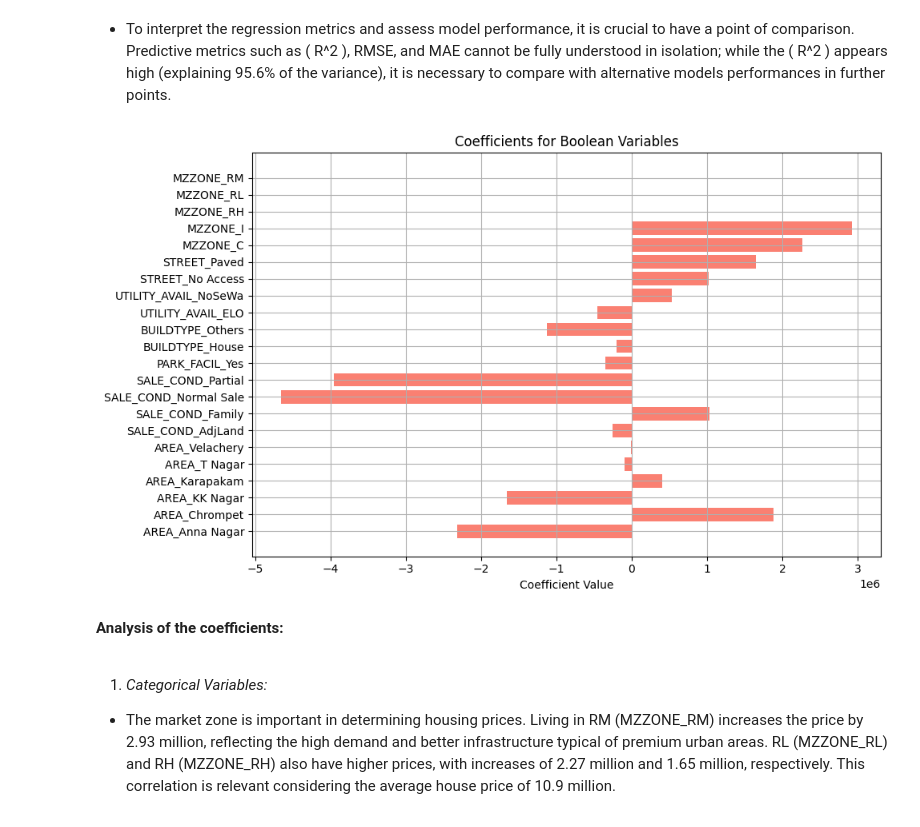
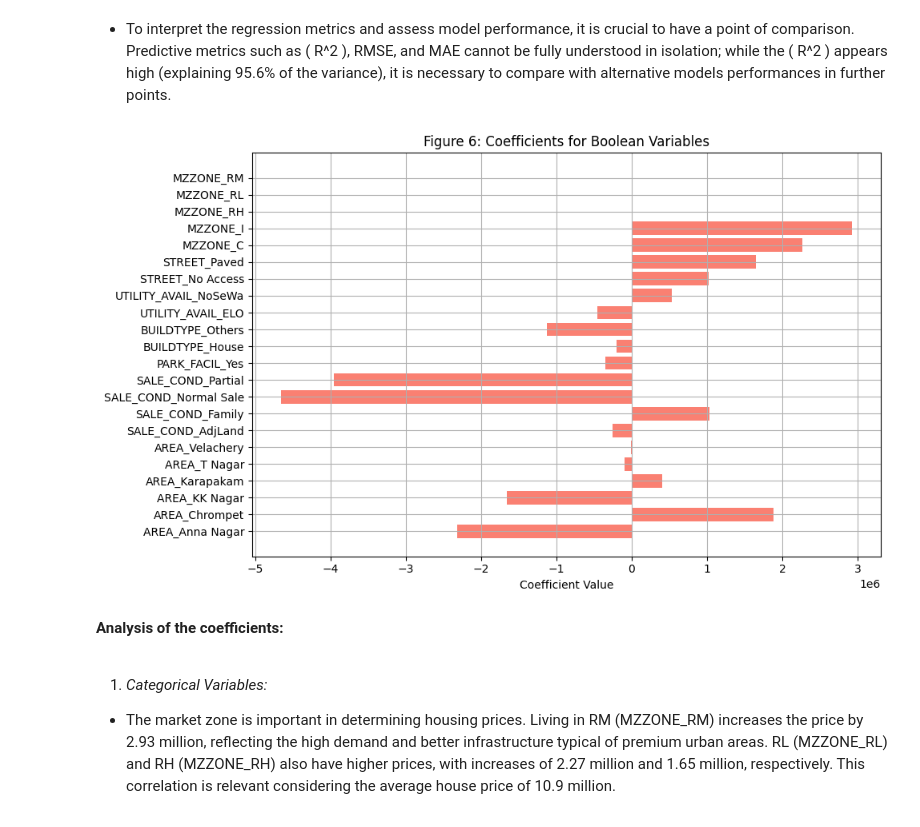
Before and after one commit to JoseEliasDuranRoa/Prediction-Models-for-Housing-Prices-in-Chennai, a Jupyter notebook: ProblemSet1_DuránRoa_JoséElías.ipynb, the cells around one changed output. Cells and saved outputs as stored; diff of their text form; code cells hidden in the pictures.

```diff
--- a/ProblemSet1_DuránRoa_JoséElías.ipynb
+++ b/ProblemSet1_DuránRoa_JoséElías.ipynb
@@ -389,30 +397,30 @@ RMSE= 790945.7565515913
 # %%
 #Graph of coefficients
 continuous_vars = ['INT_SQFT', 'DIST_MAINROAD', 'N_BEDROOM', 'N_BATHROOM', 'N_ROOM', 'AGE',
                    'INT_SQFT_squared', 'DIST_MAINROAD_squared', 'AGE_squared']
 boolean_vars = ['AREA_Anna Nagar', 'AREA_Chrompet', 'AREA_KK Nagar', 'AREA_Karapakam', 'AREA_T Nagar',
                 'AREA_Velachery', 'SALE_COND_AdjLand', 'SALE_COND_Family', 'SALE_COND_Normal Sale',
                 'SALE_COND_Partial', 'PARK_FACIL_Yes', 'BUILDTYPE_House', 'BUILDTYPE_Others',
                 'UTILITY_AVAIL_ELO', 'UTILITY_AVAIL_NoSeWa', 'STREET_No Access', 'STREET_Paved',
                 'MZZONE_C', 'MZZONE_I', 'MZZONE_RH', 'MZZONE_RL', 'MZZONE_RM']
 
 # Extract coefficients directly
 coef_dict = dict(zip(continuous_vars + boolean_vars, lm.coef_))
 
 # Separate coefficients into continuous and boolean
 continuous_coefficients = [coef_dict[var] for var in continuous_vars]
 boolean_coefficients = [coef_dict[var] for var in boolean_vars]
 
 # Plot boolean variables
 plt.figure(figsize=(10, 6))
 plt.barh(boolean_vars, boolean_coefficients, color='salmon')
 plt.xlabel('Coefficient Value')
-plt.title('Coefficients for Boolean Variables')
+plt.title('Figure 6: Coefficients for Boolean Variables')
 plt.grid(True)
 plt.tight_layout()
 plt.show()
 # %% [output]
-[figure, old version]
+[figure, new version]
 # %% [markdown]
 **Analysis of the coefficients:**
 <br> <br>
```
Also changed, not shown: parts of 16 cells of this notebook.
